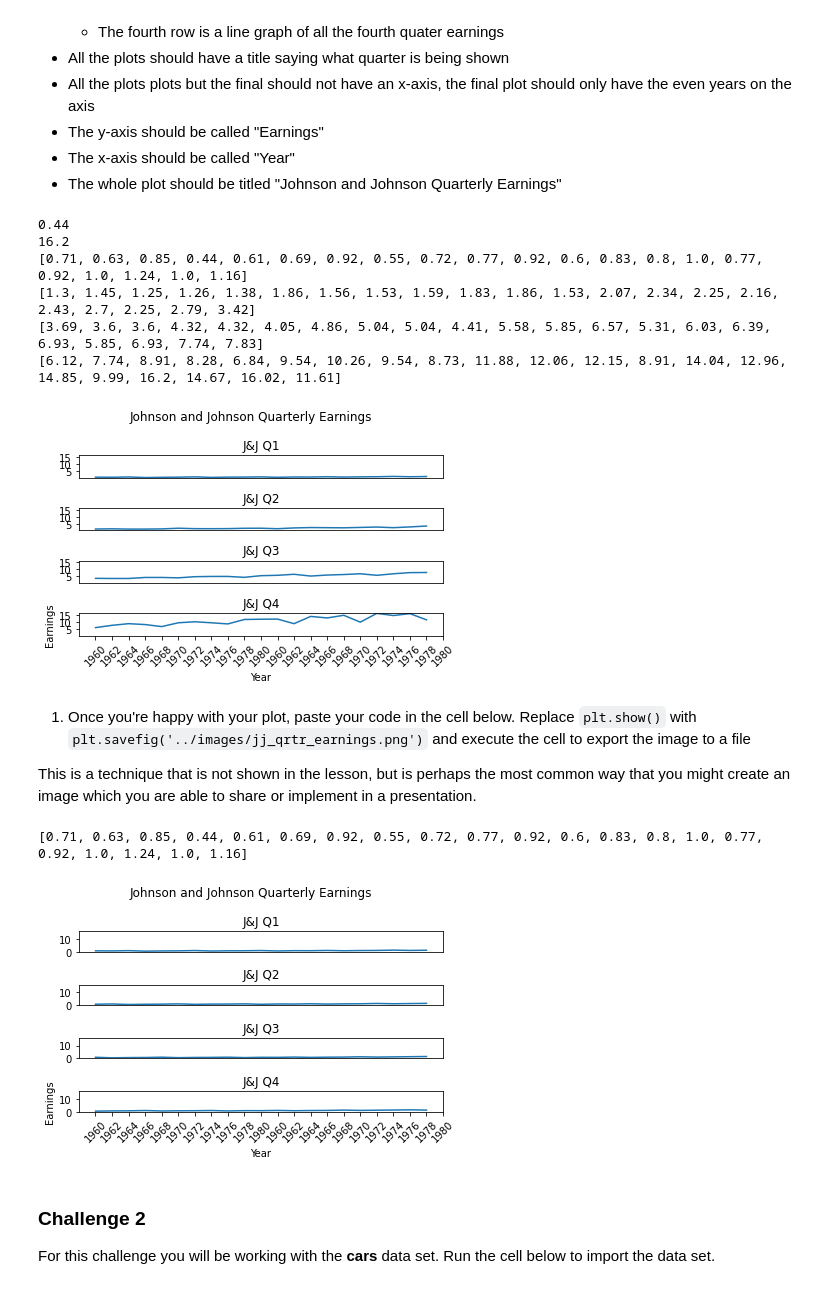
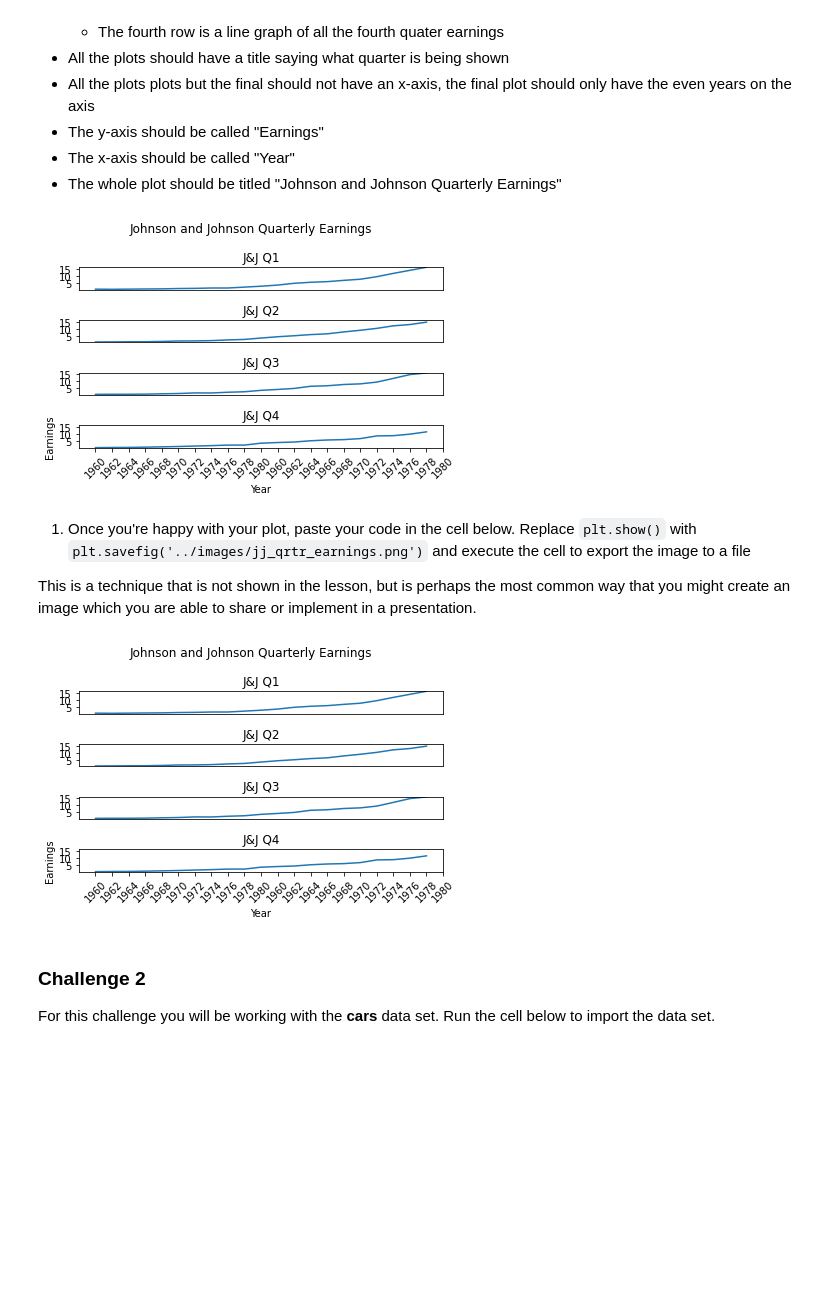
Before and after one commit to kimberlymurphy/ds-precourse-faceting, a Jupyter notebook: notebooks/faceting.ipynb, the cells around one changed output. Drawn from its saved outputs; the diff is of its cells as text; code cells hidden in the pictures; blank space fills up the shorter version.

```diff
--- a/notebooks/faceting.ipynb
+++ b/notebooks/faceting.ipynb
@@ -109,12 +109,12 @@ for i in range(1960,1981):
 for i in range(0,22):
     value.append(i)
 
-print(min(earn))
-print(max(earn))
-print(q1)
-print(q2)
-print(q3)
-print(q4)
+
+q1 = earn[::4]
+q2 = earn[1::4]
+q3 = earn[2::4]
+q4 = earn[3::4]
+
 y_rng = [0.4, 16.25]
 
 plt.suptitle('Johnson and Johnson Quarterly Earnings')
@@ -128,40 +128,34 @@ plt.xticks([])
 
 # Creating second subplot
 plt.subplot(4, 1, 2)
 plt.title("J&J Q2")
 plt.plot(q2)
 plt.ylim(y_rng)
 plt.xticks([])
 
 # Creating third subplot
 plt.subplot(4, 1, 3)
 plt.title("J&J Q3")
 plt.plot(q3)
 plt.ylim(y_rng)
 plt.xticks([])
 
 # Creating fourth subplot
 plt.subplot(4, 1, 4)
 plt.title("J&J Q4")
 plt.plot(q4)
 plt.ylim(y_rng)
 
 #tick_location = [0, 21]
 plt.xticks(value, label,rotation = 45)
 
 plt.xlabel("Year")
 plt.ylabel("Earnings")
 
 plt.tight_layout()
 plt.show()
 # %% [output]
-0.44
-16.2
-[0.71, 0.63, 0.85, 0.44, 0.61, 0.69, 0.92, 0.55, 0.72, 0.77, 0.92, 0.6, 0.83, 0.8, 1.0, 0.77, 0.92, 1.0, 1.24, 1.0, 1.16]
-[1.3, 1.45, 1.25, 1.26, 1.38, 1.86, 1.56, 1.53, 1.59, 1.83, 1.86, 1.53, 2.07, 2.34, 2.25, 2.16, 2.43, 2.7, 2.25, 2.79, 3.42]
-[3.69, 3.6, 3.6, 4.32, 4.32, 4.05, 4.86, 5.04, 5.04, 4.41, 5.58, 5.85, 6.57, 5.31, 6.03, 6.39, 6.93, 5.85, 6.93, 7.74, 7.83]
-[6.12, 7.74, 8.91, 8.28, 6.84, 9.54, 10.26, 9.54, 8.73, 11.88, 12.06, 12.15, 8.91, 14.04, 12.96, 14.85, 9.99, 16.2, 14.67, 16.02, 11.61]
-[figure, old version]
+[figure, new version]
 # %% [markdown]
 1. Once you're happy with your plot, paste your code in the cell below. Replace `plt.show()` with `plt.savefig('../images/jj_qrtr_earnings.png')` and execute the cell to export the image to a file
 
@@ -169,33 +163,33 @@ This is a technique that is not shown in the lesson, but is perhaps the most com
 # %%
 # Paste your code here and export it
 plt.suptitle('Johnson and Johnson Quarterly Earnings')
-print(q1)
+
 # Creating first subplot
 plt.subplot(4, 1, 1)
 plt.title("J&J Q1")
-plt.ylim([0,16])
 plt.plot(q1)
+plt.ylim(y_rng)
 plt.xticks([])
 
 # Creating second subplot
 plt.subplot(4, 1, 2)
 plt.title("J&J Q2")
-plt.ylim([0,16])
 plt.plot(q2)
+plt.ylim(y_rng)
 plt.xticks([])
 
 # Creating third subplot
 plt.subplot(4, 1, 3)
 plt.title("J&J Q3")
-plt.ylim([0,16])
 plt.plot(q3)
+plt.ylim(y_rng)
 plt.xticks([])
 
 # Creating fourth subplot
 plt.subplot(4, 1, 4)
 plt.title("J&J Q4")
-plt.ylim([0,16])
 plt.plot(q4)
+plt.ylim(y_rng)
 
 #tick_location = [0, 21]
 plt.xticks(value, label,rotation = 45)
@@ -206,8 +200,7 @@ plt.ylabel("Earnings")
 plt.tight_layout()
 plt.savefig('../images/jj_qrtr_earnings.png')
 # %% [output]
-[0.71, 0.63, 0.85, 0.44, 0.61, 0.69, 0.92, 0.55, 0.72, 0.77, 0.92, 0.6, 0.83, 0.8, 1.0, 0.77, 0.92, 1.0, 1.24, 1.0, 1.16]
-[figure, old version]
+[figure, new version]
 # %% [markdown]
 ### Challenge 2
 
```
Also changed, not shown: parts of 2 cells of this notebook, 2 other files.
